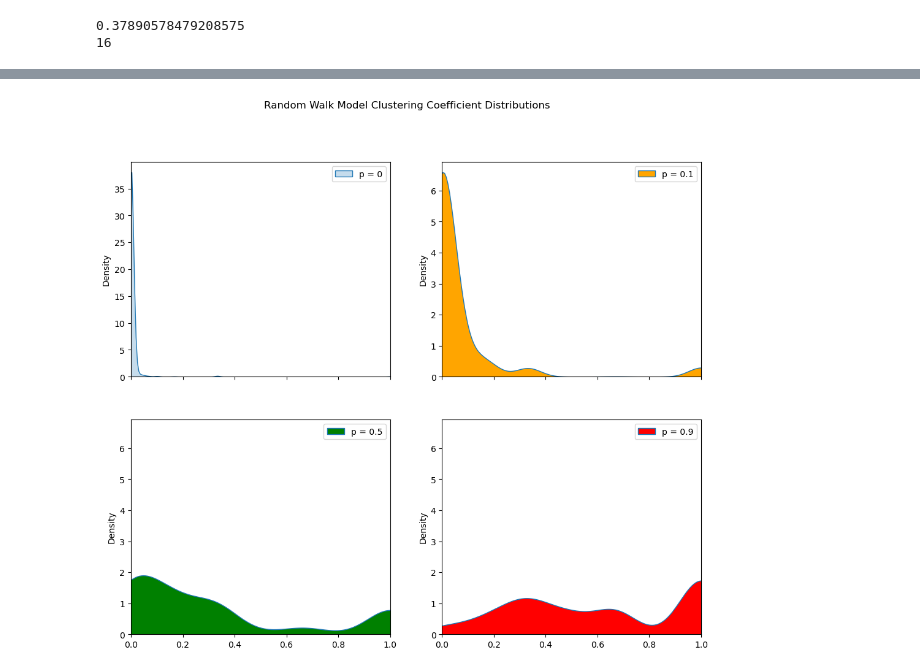
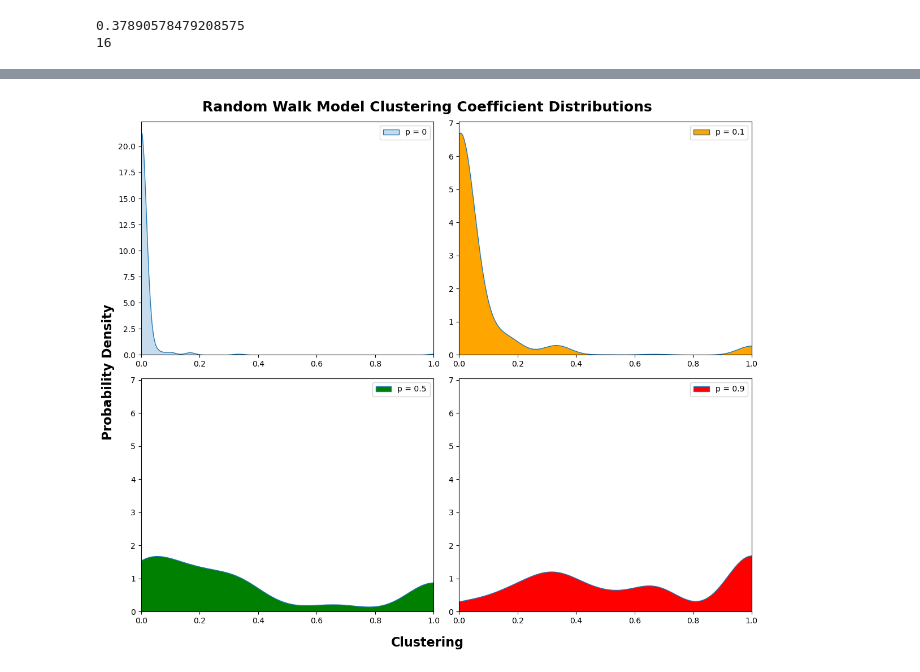
Before and after one commit to caleb-chandler/Assignment-1-CNET5051, a Jupyter notebook: assignment02.ipynb, the cells around one changed output, grey strips where cells are left out. Drawn from its saved outputs; the diff is of its cells as text; code cells hidden in the pictures.

```diff
--- a/assignment02.ipynb
+++ b/assignment02.ipynb
@@ -36,18 +45,28 @@ def config_model(degseq):
 # 1b chung lu
 
 def chung_lu(degseq):
+    '''
+    Generates a random graph using the Chung-Lu variation of the configuration model.
+
+    Args:
+        degseq (list or tuple): A sequence of expected degrees for each node.
+
+    Returns:
+        nx.Graph: The generated graph.
+    '''
     # same as before
     G = nx.Graph()
-    ds_copy = list(degseq)
-    N = len(ds_copy)
-    G.add_nodes_from(range(N))
+    n = len(degseq)
+    G.add_nodes_from(range(n))
 
-    for i in range(N):
-        for j in range(i+1, N): # nested for loop to get all possible combos w/o visiting any twice
-            ki = ds_copy[i]
-            ji = ds_copy[j]
-            pr = (ki*ji)/sum(ds_copy) # 2m = sum of degree sequence
-            if random.random()< pr:
+    # nested for loop to get all possible combos w/o visiting any twice
+    degsum = sum(degseq) # 2m = sum of degree sequence
+    for i in range(n):
+        for j in range(i+1, n):
+            ki = degseq[i]
+            kj = degseq[j]
+            pr = (ki*kj)/degsum # calculate probability
+            if random.random()< pr: # add edge based on probability
                 G.add_edge(i, j)
     return G
 # %%
@@ -328,32 +381,44 @@ def randomWalkGenerator(n, p):
 
 # creating networks
 n = 1000
 G_rw0 = randomWalkGenerator(n, 0)
 G_rw01 = randomWalkGenerator(n, 0.1)
 G_rw05 = randomWalkGenerator(n, 0.5)
 G_rw09 = randomWalkGenerator(n, 0.9)
 
 # plotting
 fig, ax = plt.subplots(2, 2, figsize=(12,10), sharex=True)
+fig.supxlabel("Clustering", fontweight='bold', size=16)
+fig.supylabel("Probability Density" , fontweight='bold', size=16)
+
 # only share y for last three plots since p=0 puts all clustering at 0
 ax[1,0].sharey(ax[0,1])
 ax[1,1].sharey(ax[0,1])
 
+# making x-axis labels visible on all plots
+ax[0,0].tick_params(axis='x', labelbottom=True)
+ax[0,1].tick_params(axis='x', labelbottom=True)
+
 sns.kdeplot(dict(nx.clustering(G_rw0)).values(), fill=True, ax=ax[0,0],
             label='p = 0')
 ax[0,0].legend()
+ax[0,0].set_ylabel('') # removing sns default y labels
 sns.kdeplot(dict(nx.clustering(G_rw01)).values(), fill=True, ax=ax[0,1],
             label='p = 0.1', facecolor='orange')
 ax[0,1].legend()
+ax[0,1].set_ylabel('')
 sns.kdeplot(dict(nx.clustering(G_rw05)).values(), fill=True, ax=ax[1,0],
             label='p = 0.5', facecolor='green')
 ax[1,0].legend()
+ax[1,0].set_ylabel('')
 sns.kdeplot(dict(nx.clustering(G_rw09)).values(), fill=True, ax=ax[1,1],
             label='p = 0.9', facecolor='red')
 ax[1,1].legend()
+ax[1,1].set_ylabel('')
 
-plt.suptitle("Random Walk Model Clustering Coefficient Distributions")
+plt.suptitle("Random Walk Model Clustering Coefficient Distributions", fontweight='bold', size=18)
 plt.xlim(0, 1) # Force x-axis from 0 to 1, applies to all since sharex=True
+fig.tight_layout()
 plt.show()
 # %% [output]
-[figure, old version]
+[figure, new version]
```
Also changed, not shown: parts of 10 cells of this notebook.
